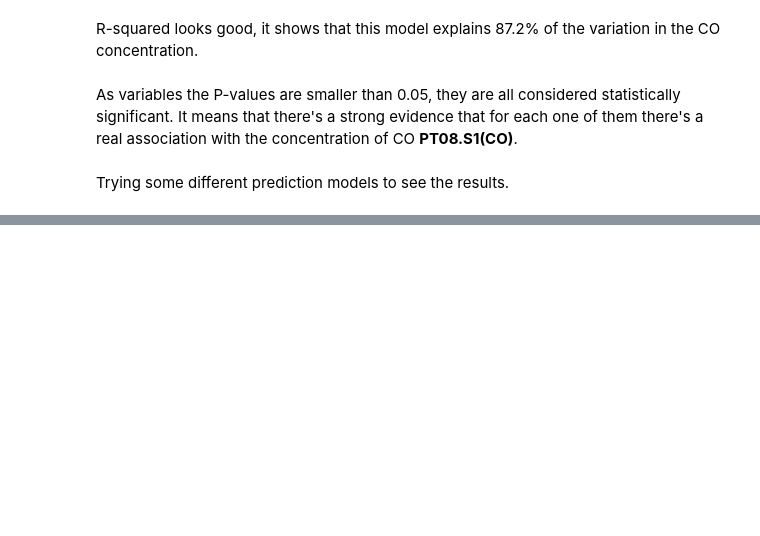
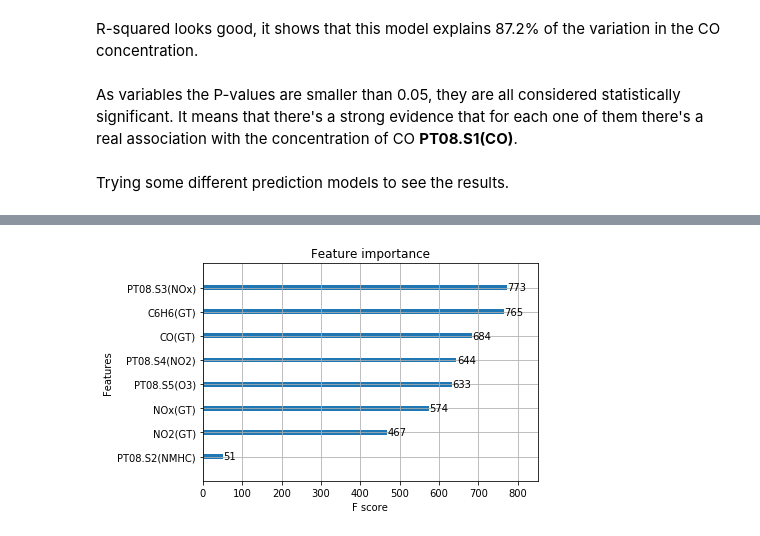
Before and after one commit to elisiojsj/Data-Science, a Jupyter notebook: CO_concentration-analysis.ipynb, the cells around one changed output, grey strips where cells are left out. Cells and saved outputs as stored; diff of their text form; code cells hidden in the pictures; blank space fills up the shorter version.

```diff
--- a/CO_concentration-analysis.ipynb
+++ b/CO_concentration-analysis.ipynb
@@ -441,0 +489,5 @@ Mean cross Validation 10-fold accuracy: 0.9334540326577969
+# %%
+xgb.plot_importance(xgbr)
+plt.show()
+# %% [output]
+[figure, added]
```
Also changed, not shown: parts of 11 cells of this notebook.
